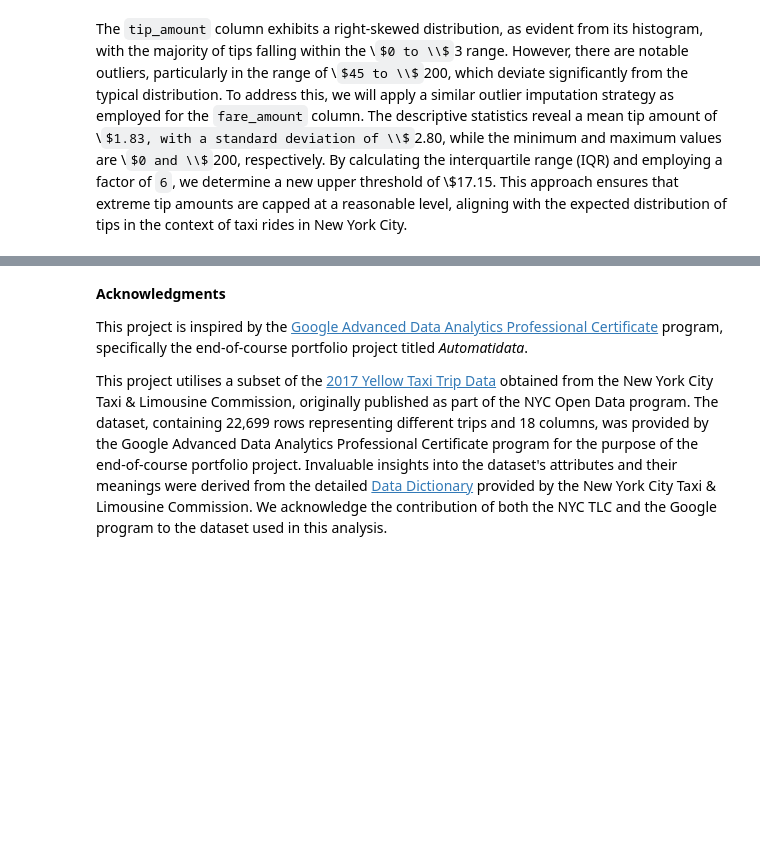
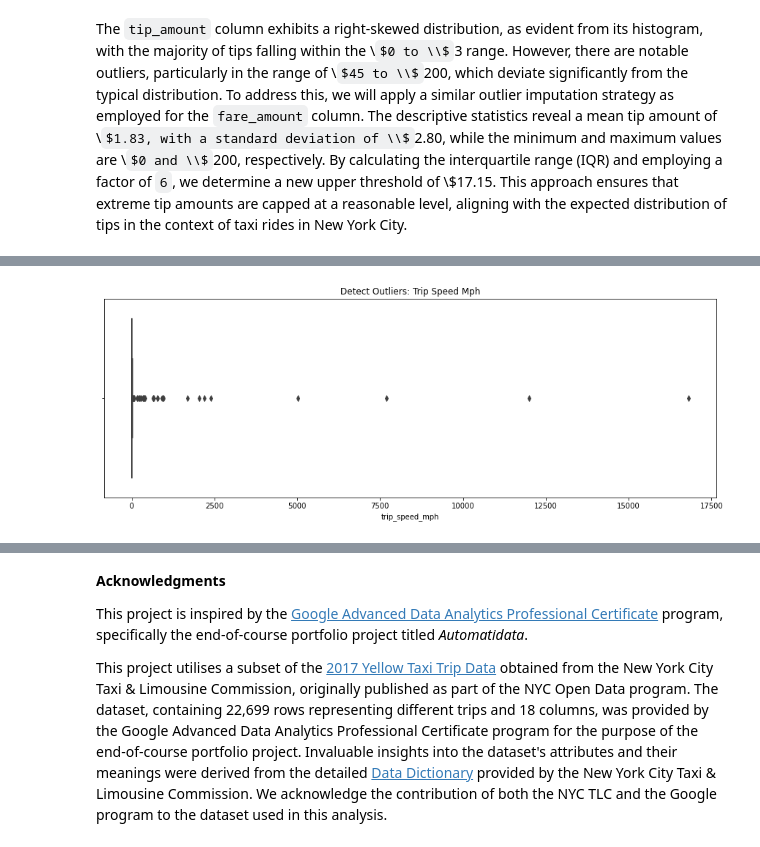
Before and after one commit to sssunri/farecast_NYC-TLC_estimation, a Jupyter notebook: fare_estimation.ipynb, the cells around one changed output, grey strips where cells are left out. Drawn from its saved outputs; the diff is of its cells as text; code cells hidden in the pictures; some formulas as TeX source; blank space fills up the shorter version.

```diff
--- a/fare_estimation.ipynb
+++ b/fare_estimation.ipynb
@@ -335,0 +596,4 @@ The `tip_amount` column exhibits a right-skewed distribution, as evident from it
+# %%
+boxplot('trip_speed_mph')
+# %% [output]
+[figure, added]
```
Also changed, not shown: parts of 41 cells of this notebook.
